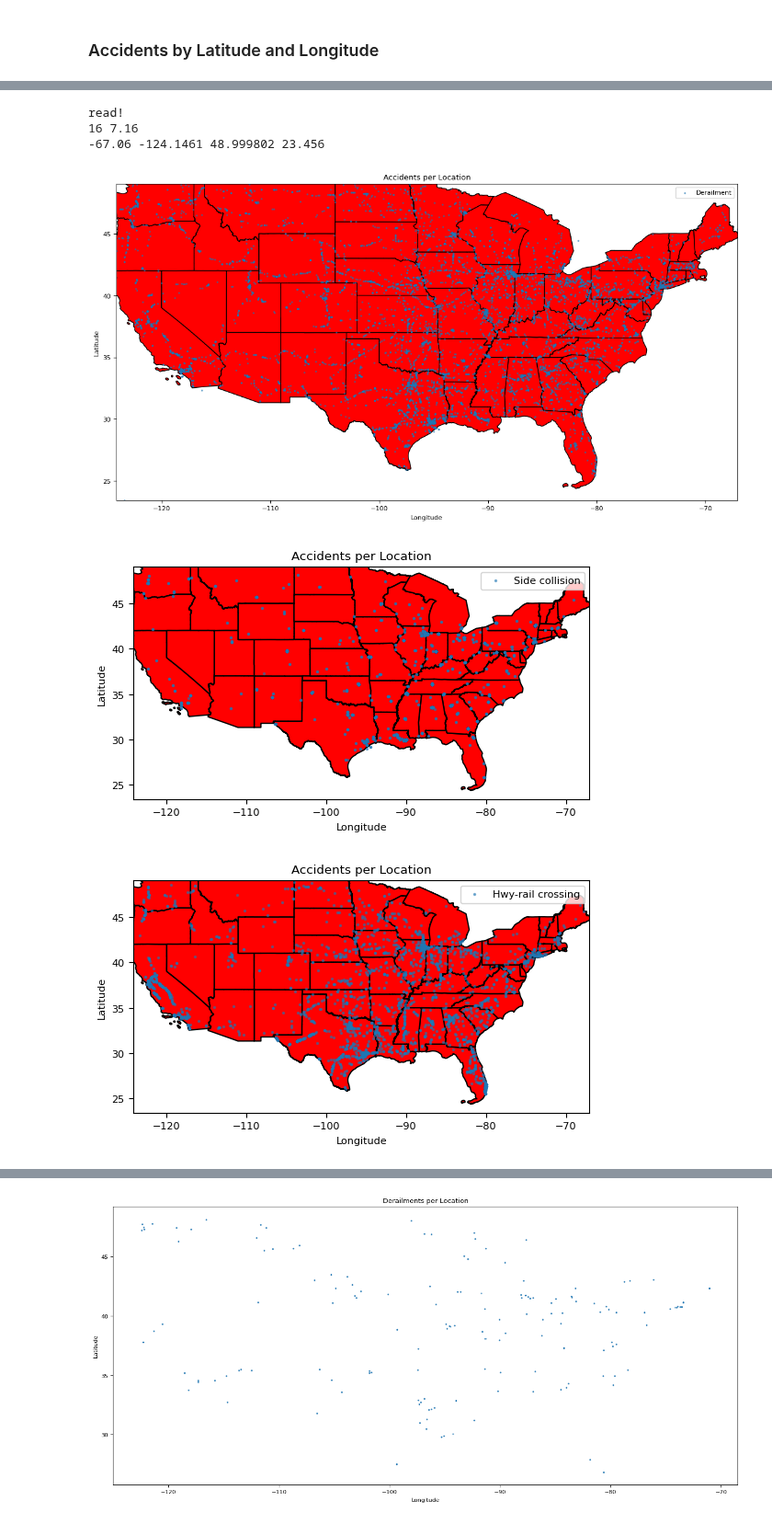
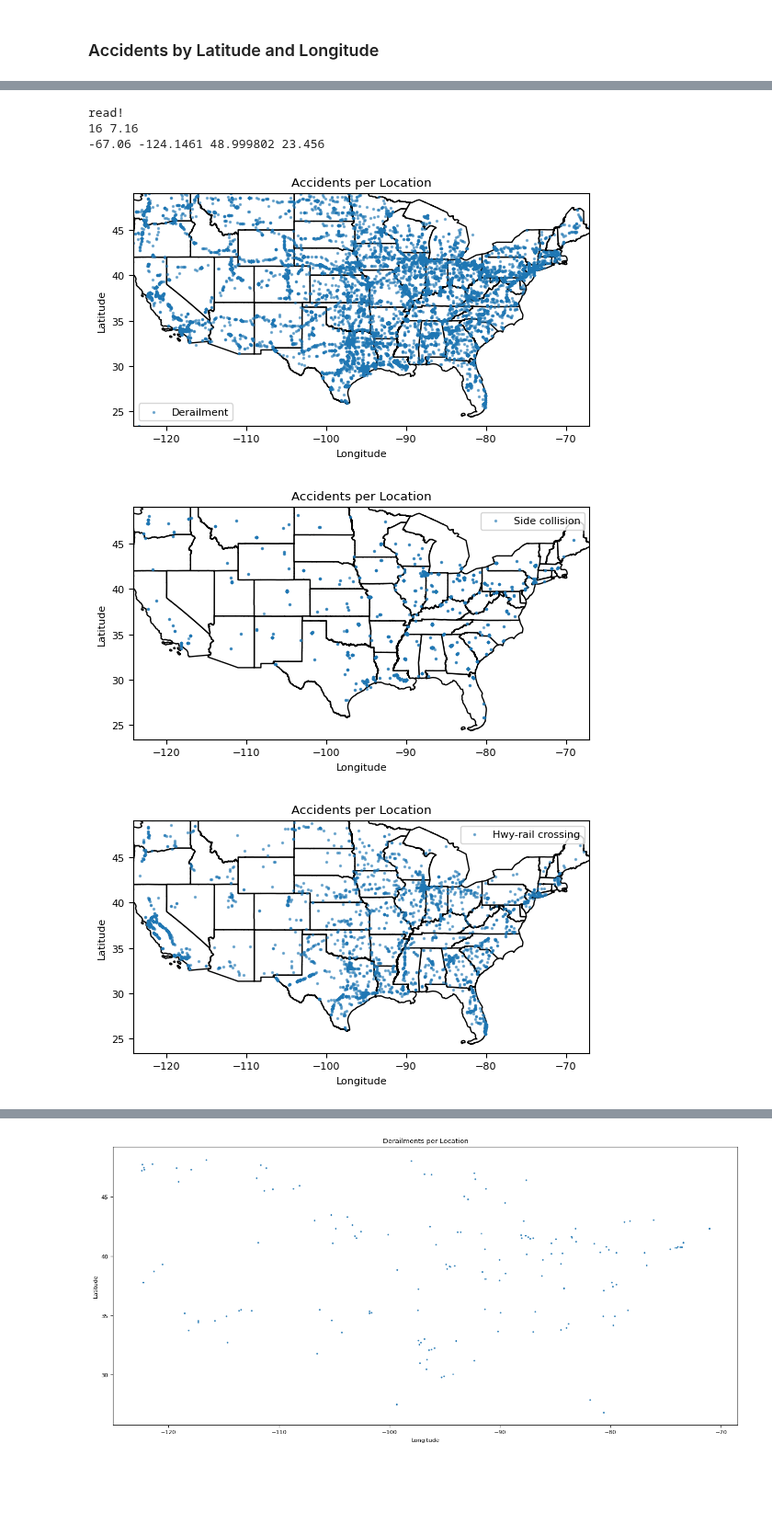
Before and after one commit to ndahlinuvm/Train-Derailment-287Project, a Jupyter notebook: visualization.ipynb, the cells around one changed output, grey strips where cells are left out. Shown at 92% size. Drawn from its saved outputs; the diff is of its cells as text; code cells hidden in the pictures; blank space fills up the shorter version.

Commit message:
images

```diff
--- a/visualization.ipynb
+++ b/visualization.ipynb
@@ -179,36 +181,36 @@ width = 16
 height = width / div
 print(width, round(height,2))
 print(long_max, long_min, lat_max, lat_min)
-plt.figure(figsize=(width, height))
+# plt.figure(figsize=(width, height))
 # make color based on Accident Type
 # plt.scatter(data_long_lat['Longitude'], data_long_lat['Latitude'], s=0.2)
 for accident_type in accident_types:
     # skip those that dont have an accident type
     if accident_type != accident_type: continue
     # skip other
     if accident_type == 'Other (describe in narrative)': continue
     if accident_type == 'Other impacts': continue
     # plot usa color red and only borders
     usa.plot(color='white', edgecolor='black', ax=plt.gca())
 
     plt.scatter(data_long_lat[data_long_lat['Accident Type'] == accident_type]['Longitude'], data_long_lat[data_long_lat['Accident Type'] == accident_type]['Latitude'], s=2, alpha = 0.5, label=accident_type)
-
+    # plt.figure(figsize=(width, height))
     plt.xlim(long_min, long_max)
     plt.ylim(lat_min, lat_max)
     plt.xlabel('Longitude')
     plt.ylabel('Latitude')
     plt.title('Accidents per Location')
     plt.legend()
     # save to file
     # get name as only characters
     accident_type_name = accident_type.replace(' ', '_')
     accident_type_name = accident_type.replace('/', '_')
     plt.savefig('accidents_per_location' + accident_type_name + '.png')
     plt.show()
 # %% [output]
 read!
 16 7.16
 -67.06 -124.1461 48.999802 23.456
-[figure, old version]
+[figure, new version]
-[figure, old version]
+[figure, new version]
-[figure, old version]
+[figure, new version]
```
Also changed, not shown: parts of 3 cells of this notebook, 24 other files.
